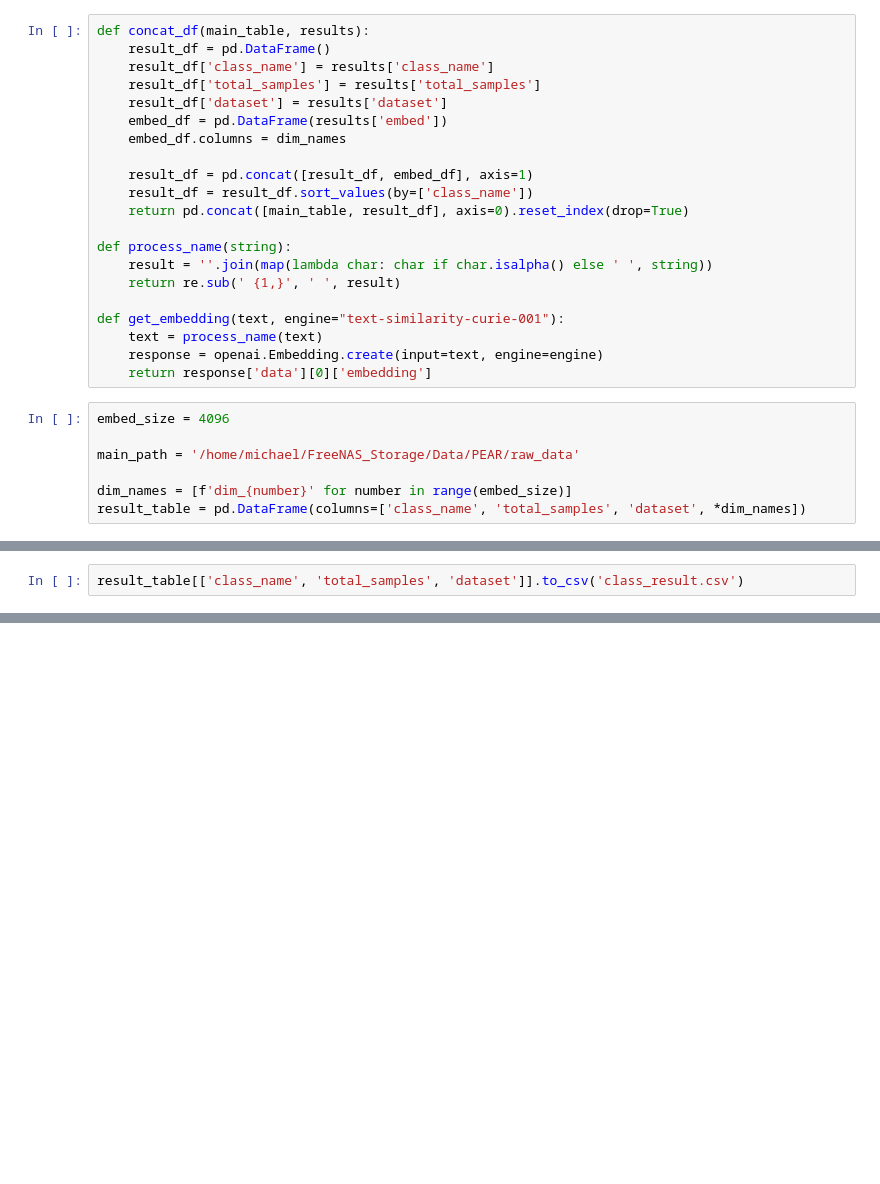
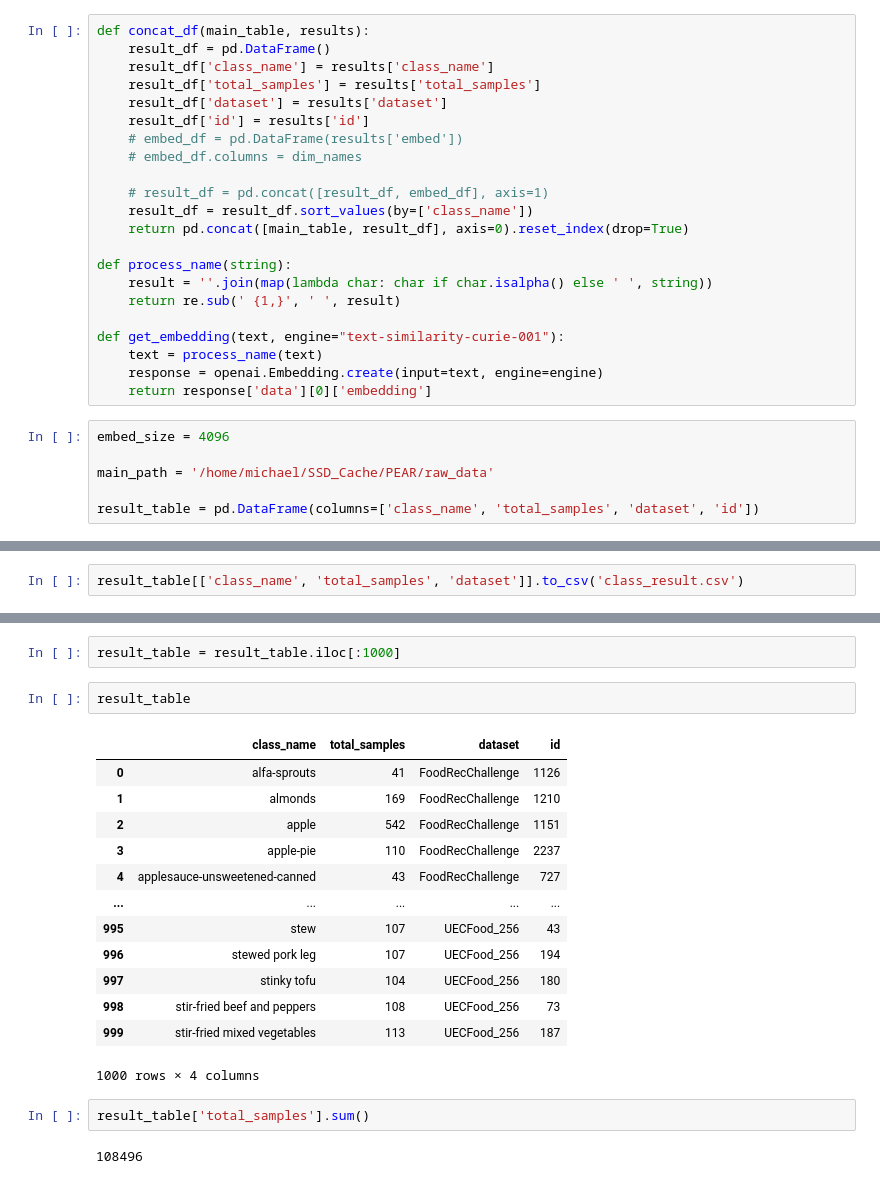
Before and after one commit to Michael-H777/PEAR, a Jupyter notebook: notebook.ipynb, the cells around one changed output, grey strips where cells are left out. Cells and saved outputs as stored; diff of their text form; blank space fills up the shorter version.

```diff
--- a/notebook.ipynb
+++ b/notebook.ipynb
@@ -25,10 +26,11 @@ def concat_df(main_table, results):
     result_df['class_name'] = results['class_name']
     result_df['total_samples'] = results['total_samples']
     result_df['dataset'] = results['dataset']
-    embed_df = pd.DataFrame(results['embed'])
-    embed_df.columns = dim_names
+    result_df['id'] = results['id']
+    # embed_df = pd.DataFrame(results['embed'])
+    # embed_df.columns = dim_names
 
-    result_df = pd.concat([result_df, embed_df], axis=1)
+    # result_df = pd.concat([result_df, embed_df], axis=1)
     result_df = result_df.sort_values(by=['class_name'])
     return pd.concat([main_table, result_df], axis=0).reset_index(drop=True)
 
@@ -43,10 +45,9 @@ def get_embedding(text, engine="text-similarity-curie-001"):
 # %%
 embed_size = 4096
 
-main_path = '/home/michael/FreeNAS_Storage/Data/PEAR/raw_data'
+main_path = '/home/michael/SSD_Cache/PEAR/raw_data'
 
-dim_names = [f'dim_{number}' for number in range(embed_size)]
-result_table = pd.DataFrame(columns=['class_name', 'total_samples', 'dataset', *dim_names])
+result_table = pd.DataFrame(columns=['class_name', 'total_samples', 'dataset', 'id'])
 # %%
 # FoodRecChallenge
 def FoodRecChallenge():
@@ -356,0 +208,22 @@ plt.scatter(result17[:,0], result17[:,1])
+# %%
+result_table = result_table.iloc[:1000]
+# %%
+result_table
+# %% [output]
+|  | class_name | total_samples | dataset | id |
+| 0 | alfa-sprouts | 41 | FoodRecChallenge | 1126 |
+| 1 | almonds | 169 | FoodRecChallenge | 1210 |
+| 2 | apple | 542 | FoodRecChallenge | 1151 |
+| 3 | apple-pie | 110 | FoodRecChallenge | 2237 |
+| 4 | applesauce-unsweetened-canned | 43 | FoodRecChallenge | 727 |
+| ... | ... | ... | ... | ... |
+| 995 | stew | 107 | UECFood_256 | 43 |
+| 996 | stewed pork leg | 107 | UECFood_256 | 194 |
+| 997 | stinky tofu | 104 | UECFood_256 | 180 |
+| 998 | stir-fried beef and peppers | 108 | UECFood_256 | 73 |
+| 999 | stir-fried mixed vegetables | 113 | UECFood_256 | 187 |
+1000 rows × 4 columns
+# %%
+result_table['total_samples'].sum()
+# %% [output]
+108496
```
Also changed, not shown: parts of 45 cells of this notebook, 13 other files.
